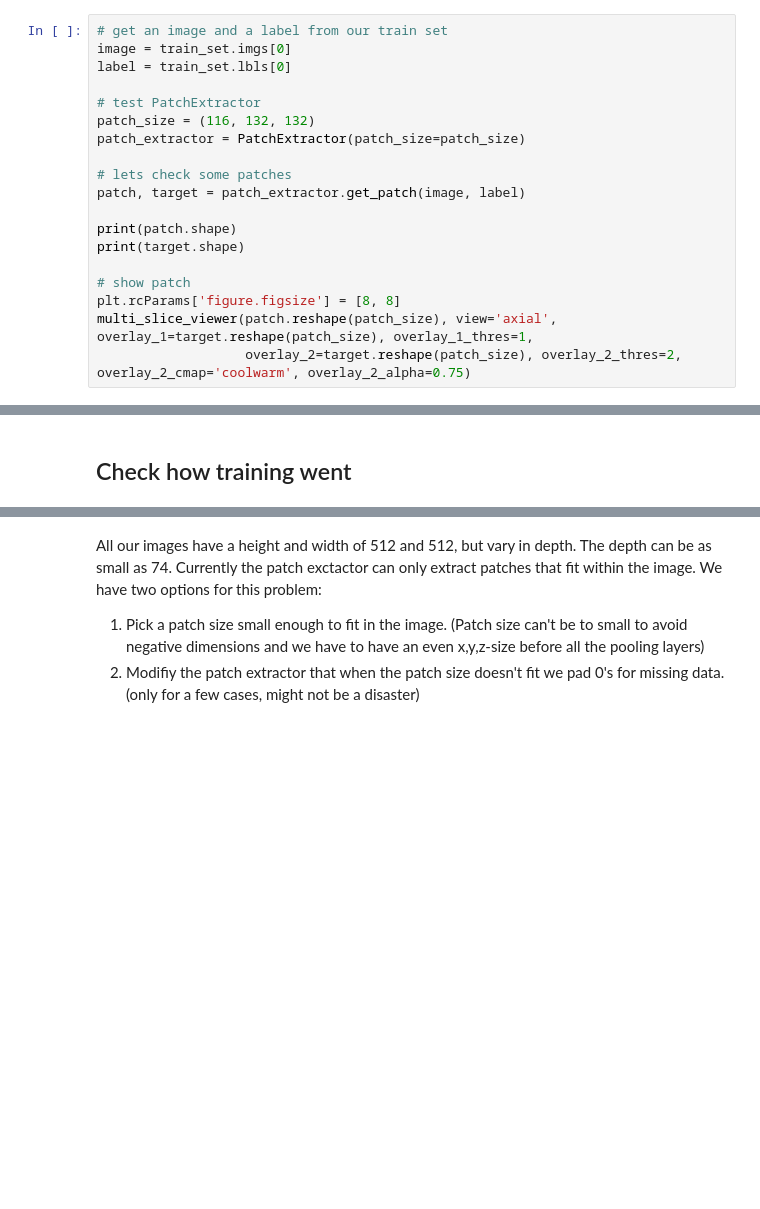
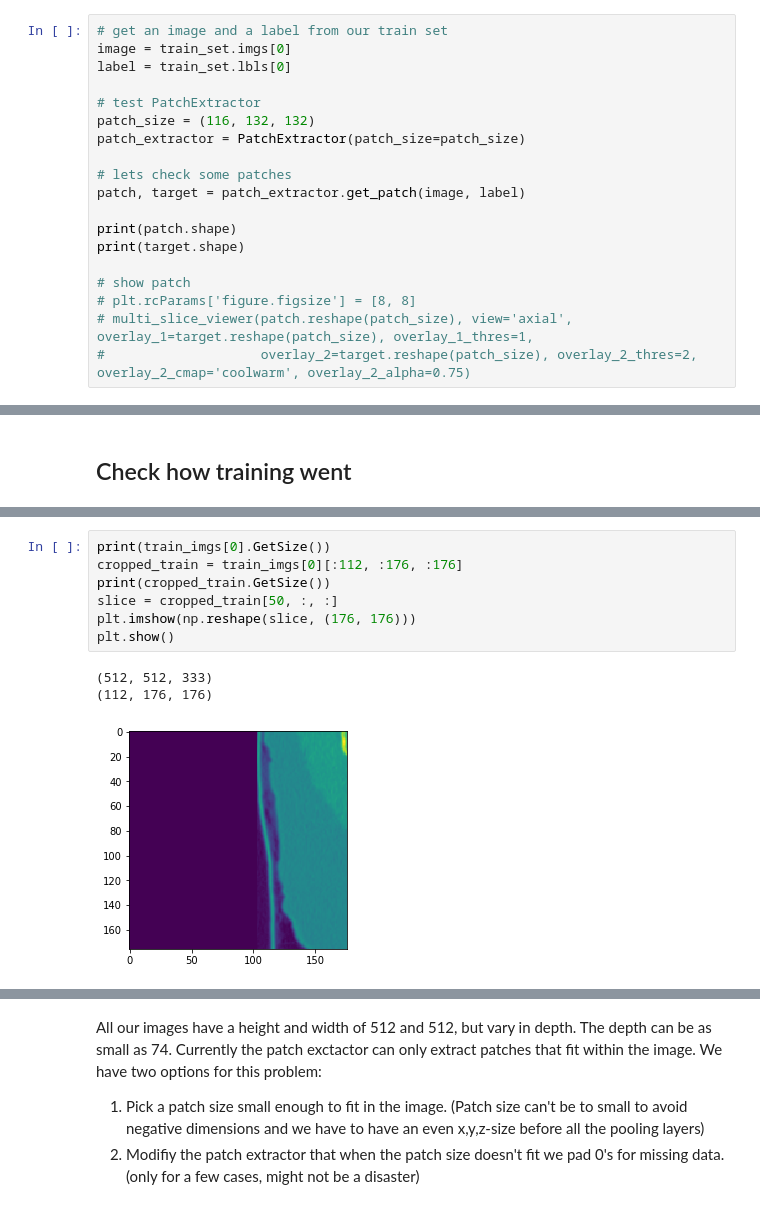
Before and after one commit to Mangodream01/ISMI_project, a Jupyter notebook: final_project.ipynb, the cells around one changed output, grey strips where cells are left out. Drawn from its saved outputs; the diff is of its cells as text; blank space fills up the shorter version.

```diff
--- a/final_project.ipynb
+++ b/final_project.ipynb
@@ -177,9 +174,9 @@ print(patch.shape)
 print(target.shape)
 
 # show patch
-plt.rcParams['figure.figsize'] = [8, 8]
-multi_slice_viewer(patch.reshape(patch_size), view='axial', overlay_1=target.reshape(patch_size), overlay_1_thres=1,
-                   overlay_2=target.reshape(patch_size), overlay_2_thres=2, overlay_2_cmap='coolwarm', overlay_2_alpha=0.75)
+# plt.rcParams['figure.figsize'] = [8, 8]
+# multi_slice_viewer(patch.reshape(patch_size), view='axial', overlay_1=target.reshape(patch_size), overlay_1_thres=1,
+#                    overlay_2=target.reshape(patch_size), overlay_2_thres=2, overlay_2_cmap='coolwarm', overlay_2_alpha=0.75)
 # %% [output]
 (116, 132, 132, 1)
 (116, 132, 132, 1)
@@ -408,0 +434,11 @@ plt.show()
+# %%
+print(train_imgs[0].GetSize())
+cropped_train = train_imgs[0][:112, :176, :176]
+print(cropped_train.GetSize())
+slice = cropped_train[50, :, :]
+plt.imshow(np.reshape(slice, (176, 176)))
+plt.show()
+# %% [output]
+(512, 512, 333)
+(112, 176, 176)
+[figure, added]
```
Also changed, not shown: parts of 11 cells of this notebook.
